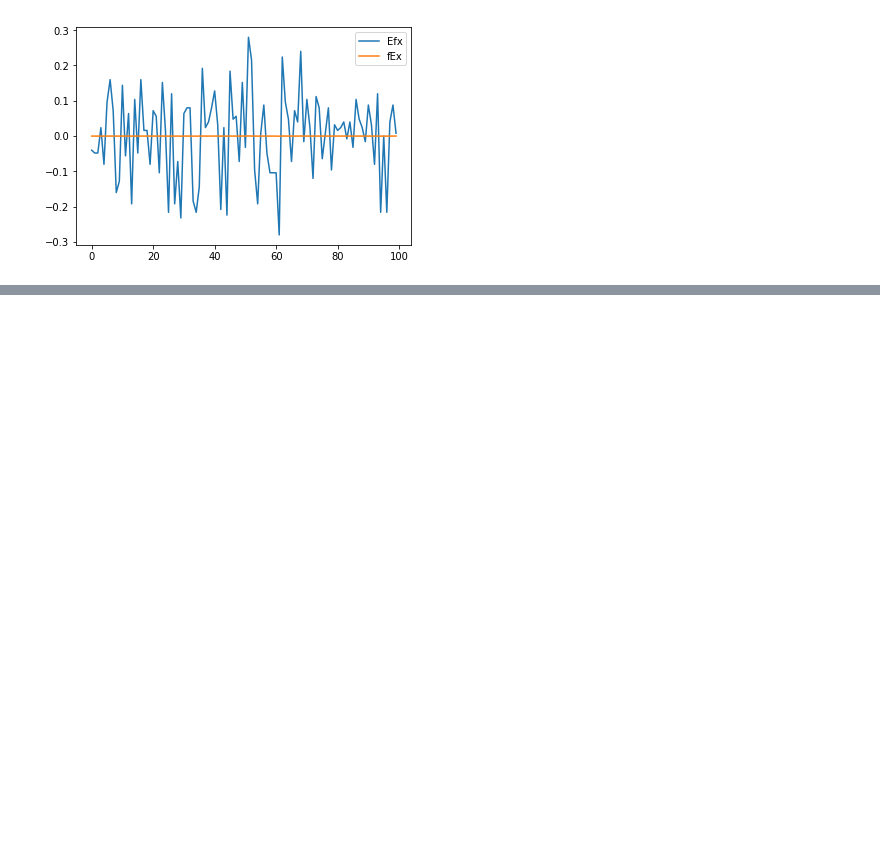
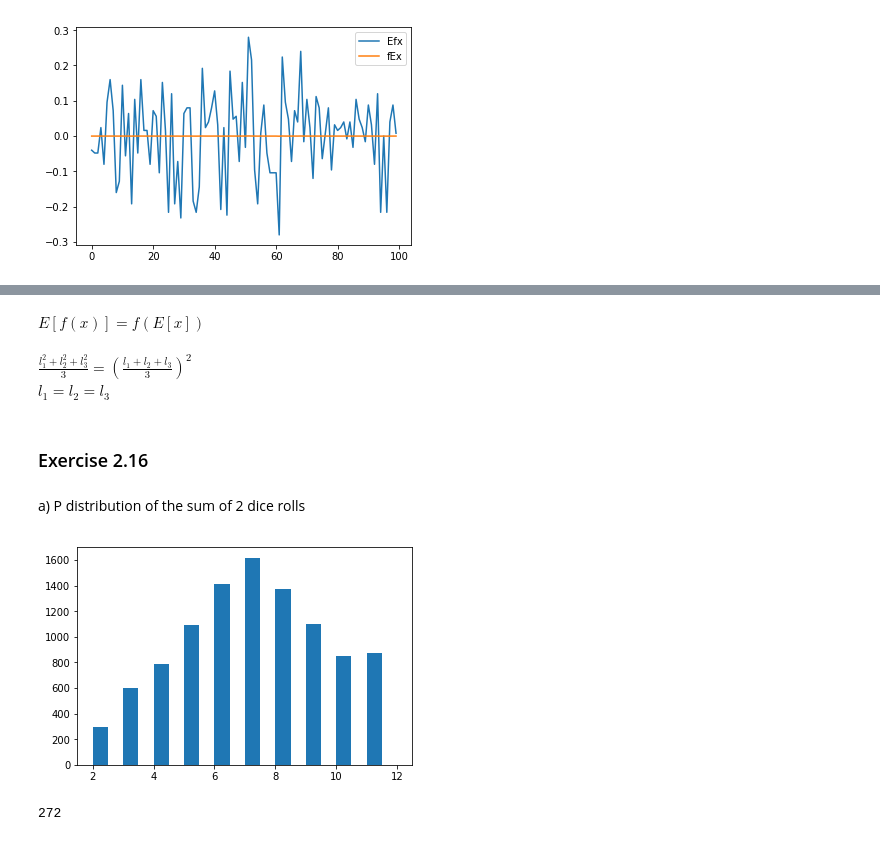
Before and after one commit to Aturt2/mckay, a Jupyter notebook: Chapter2.ipynb, the cells around one changed output, grey strips where cells are left out. Drawn from its saved outputs; the diff is of its cells as text; code cells hidden in the pictures; blank space fills up the shorter version.

```diff
--- a/Chapter2.ipynb
+++ b/Chapter2.ipynb
@@ -244,0 +258,22 @@ plt.legend(["Efx", "fEx"])
+# %% [markdown]
+$E[f(x)] = f(E[x])$ <br><br>
+$\frac{l_1^2 + l_2^2 + l_3^2}{3} = (\frac{l_1 + l_2 + l_3}{3})^2$ <br>
+$l_1 = l_2 = l_3$
+# %% [markdown]
+### Exercise 2.16
+# %% [markdown]
+a) P distribution of the sum of 2 dice rolls
+# %%
+def dice_roll():
+    return np.random.choice(np.arange(1,7))
+# %%
+trials_a_sum = [dice_roll() + dice_roll() for i in range(10000)]
+# %%
+plt.hist(trials_a_sum, width=0.5)
+plt.show()
+# %% [output]
+[figure, added]
+# %%
+(np.array(trials_a_sum) == 12).sum()
+# %% [output]
+272
```
Also changed, not shown: parts of 20 cells of this notebook, 1 other file.
